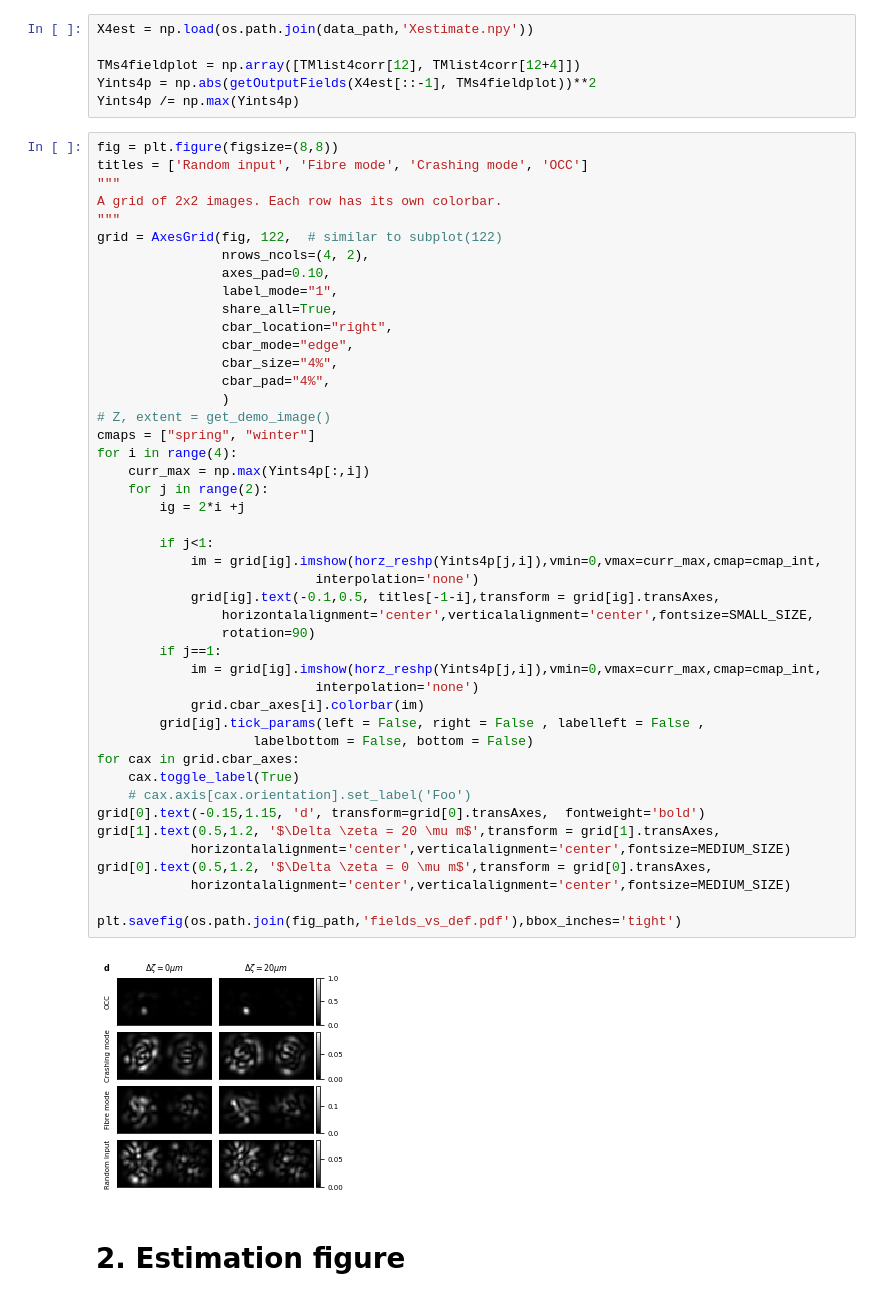
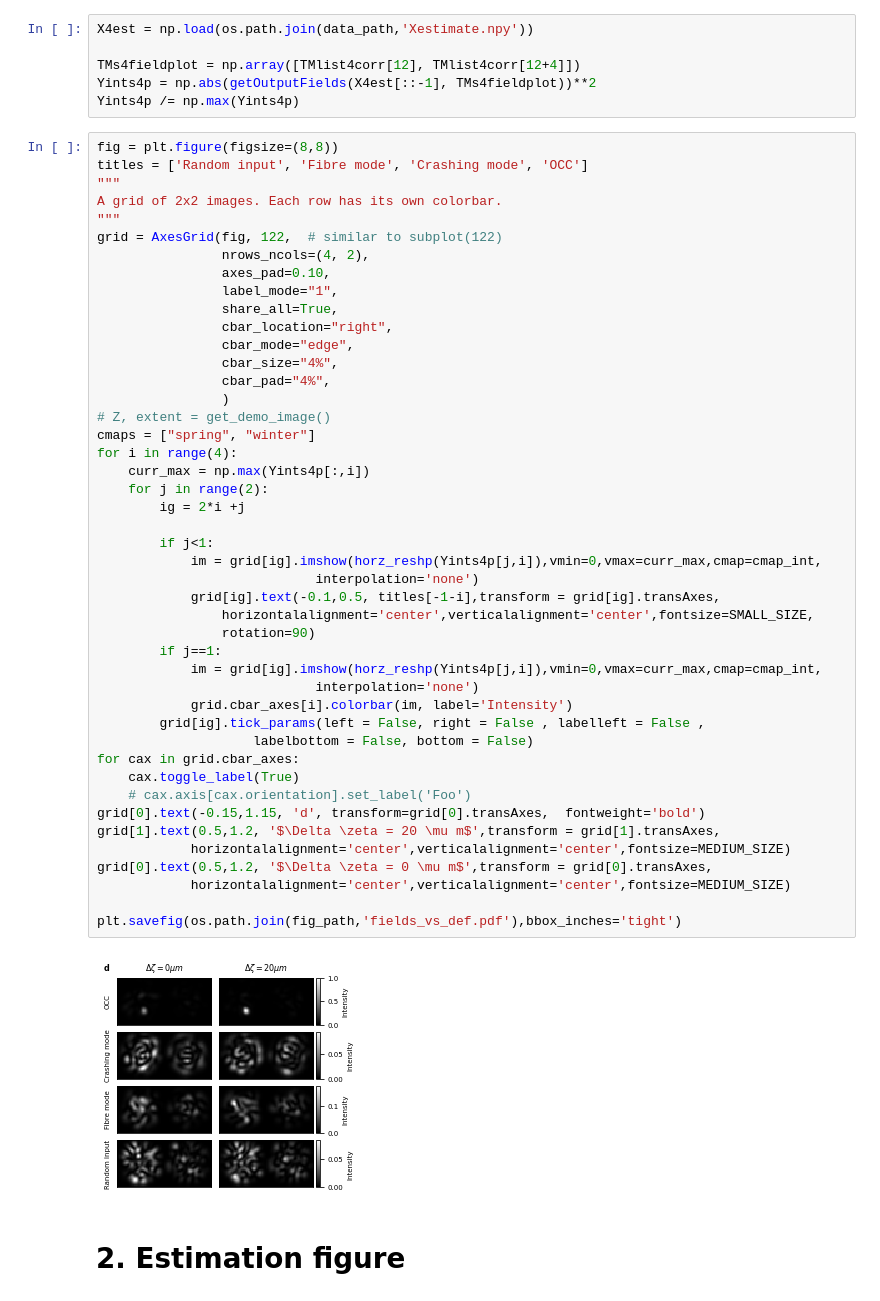
Before and after one commit to rodguti90/Article_PrecisionLimitTensorWFS, a Jupyter notebook: Crashing_disorder_figures.ipynb, the cells around one changed output. Drawn from its saved outputs; the diff is of its cells as text.

```diff
--- a/Crashing_disorder_figures.ipynb
+++ b/Crashing_disorder_figures.ipynb
@@ -330,35 +330,35 @@ grid = AxesGrid(fig, 122,  # similar to subplot(122)
                 )
 # Z, extent = get_demo_image()
 cmaps = ["spring", "winter"]
 for i in range(4):
     curr_max = np.max(Yints4p[:,i])
     for j in range(2):
         ig = 2*i +j
 
         if j<1:
             im = grid[ig].imshow(horz_reshp(Yints4p[j,i]),vmin=0,vmax=curr_max,cmap=cmap_int,
                             interpolation='none')
             grid[ig].text(-0.1,0.5, titles[-1-i],transform = grid[ig].transAxes,
                 horizontalalignment='center',verticalalignment='center',fontsize=SMALL_SIZE,
                 rotation=90)
         if j==1:
             im = grid[ig].imshow(horz_reshp(Yints4p[j,i]),vmin=0,vmax=curr_max,cmap=cmap_int,
                             interpolation='none')
-            grid.cbar_axes[i].colorbar(im)
+            grid.cbar_axes[i].colorbar(im, label='Intensity')
         grid[ig].tick_params(left = False, right = False , labelleft = False ,
                     labelbottom = False, bottom = False)
 for cax in grid.cbar_axes:
     cax.toggle_label(True)
     # cax.axis[cax.orientation].set_label('Foo')
 grid[0].text(-0.15,1.15, 'd', transform=grid[0].transAxes,  fontweight='bold')
 grid[1].text(0.5,1.2, '$\Delta \zeta = 20 \mu m$',transform = grid[1].transAxes,
             horizontalalignment='center',verticalalignment='center',fontsize=MEDIUM_SIZE)
 grid[0].text(0.5,1.2, '$\Delta \zeta = 0 \mu m$',transform = grid[0].transAxes,
             horizontalalignment='center',verticalalignment='center',fontsize=MEDIUM_SIZE)
 
 plt.savefig(os.path.join(fig_path,'fields_vs_def.pdf'),bbox_inches='tight')
 # %% [output]
-[figure, old version]
+[figure, new version]
 # %% [markdown]
 # 2. Estimation figure
 # %%
```
Also changed, not shown: parts of 2 cells of this notebook, 3 other files.
